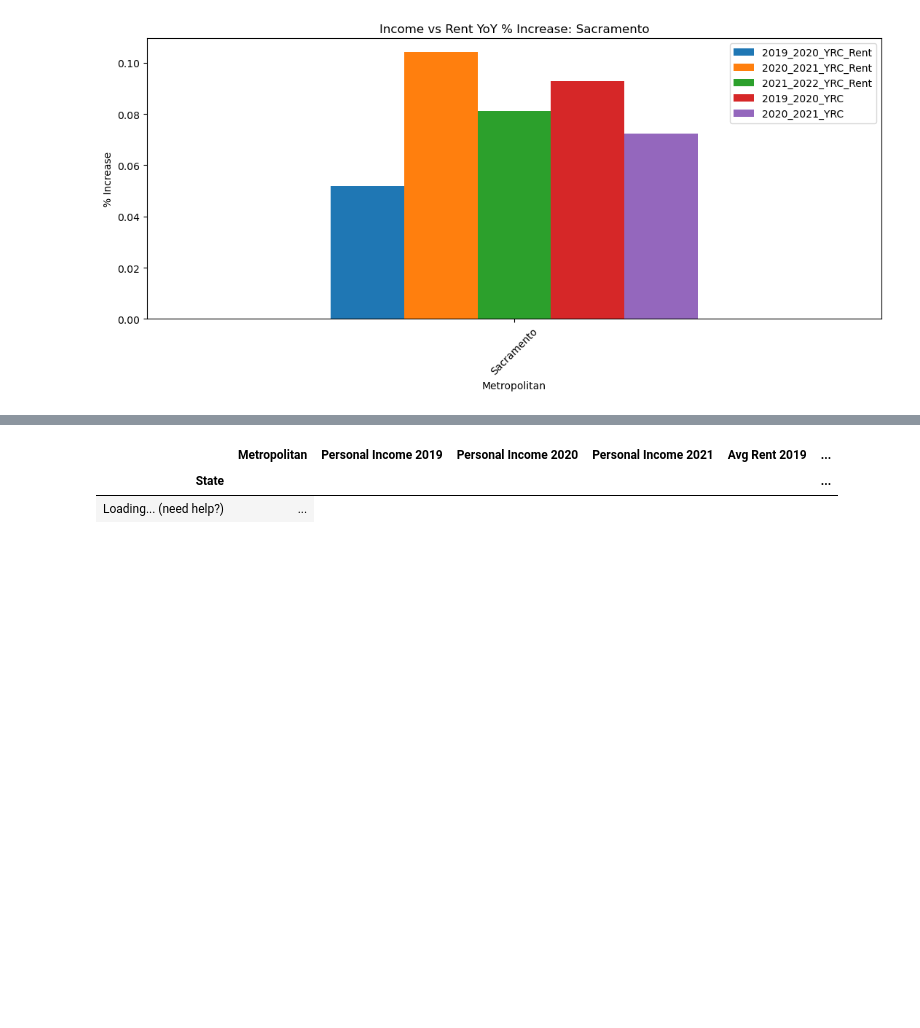
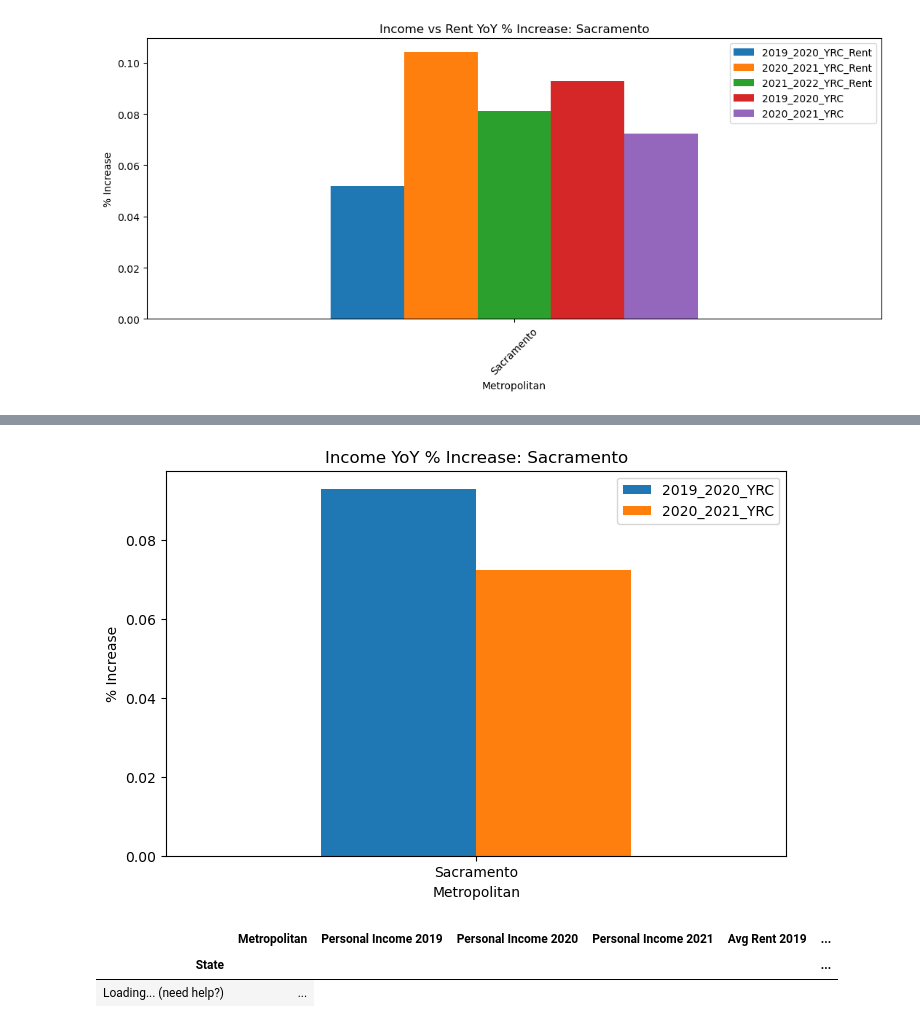
Before and after one commit to neginkanani/Project-1, a Jupyter notebook: Rent_vs_Income_%_change_final.ipynb, the cells around one changed output, grey strips where cells are left out. Cells and saved outputs as stored; diff of their text form; code cells hidden in the pictures; blank space fills up the shorter version.

```diff
--- a/Rent_vs_Income_%_change_final.ipynb
+++ b/Rent_vs_Income_%_change_final.ipynb
@@ -260,3 +274,16 @@ plt.show()
+# %%
+sac_income = sac_yoy[['Metropolitan','2019_2020_YRC','2020_2021_YRC']].copy()
+
+pandas_bar_plot = sac_income.plot(kind="bar",figsize=(8,5))
+
+pandas_bar_plot.set_xticklabels(sac_income["Metropolitan"], rotation=360)
+
+plt.title("Income YoY % Increase: Sacramento")
+plt.xlabel("Metropolitan")
+plt.ylabel("% Increase")
+plt.show()
+# %% [output]
+[figure, added]
 # %%
 sac_df
 # %% [output]
```
Also changed, not shown: parts of 9 cells of this notebook, 2 other files.
